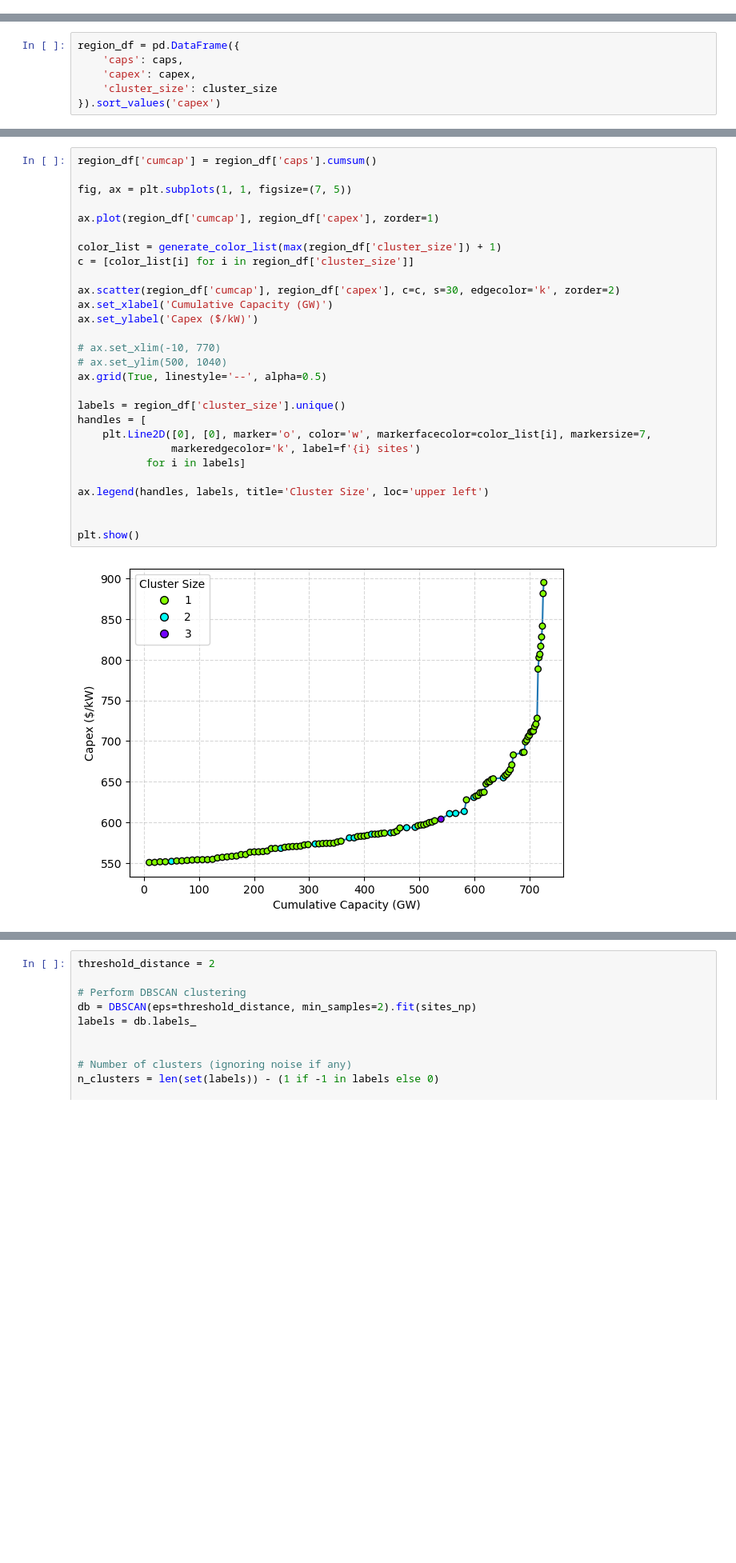
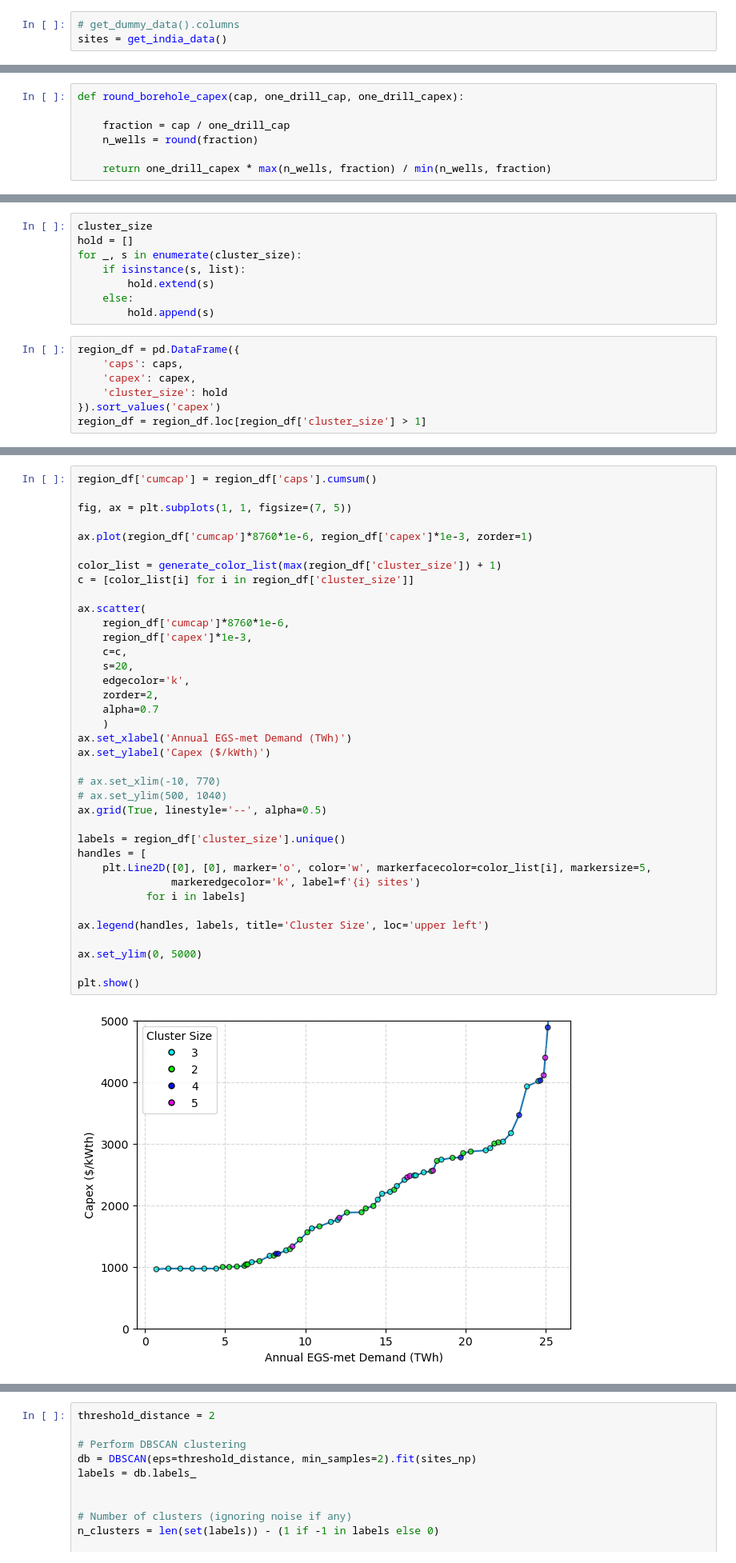
Before and after one commit to LukasFrankenQ/pypsa-earth-sec, a Jupyter notebook: notebooks/cluster_sites.ipynb, the cells around one changed output, grey strips where cells are left out. Shown at 80% size. Drawn from its saved outputs; the diff is of its cells as text; blank space fills up the shorter version.

```diff
--- a/notebooks/cluster_sites.ipynb
+++ b/notebooks/cluster_sites.ipynb
@@ -95,0 +206,3 @@ plt.show()
+# %%
+# get_dummy_data().columns
+sites = get_india_data()
@@ -96 +216,8 @@ plt.show()
+# %%
+def round_borehole_capex(cap, one_drill_cap, one_drill_capex):
+
+    fraction = cap / one_drill_cap
+    n_wells = round(fraction)
+
+    return one_drill_capex * max(n_wells, fraction) / min(n_wells, fraction)
 # %%
@@ -230,6 +419,15 @@ for index_right in sites.index_right.value_counts().index:
+# %%
+cluster_size
+hold = []
+for _, s in enumerate(cluster_size):
+    if isinstance(s, list):
+        hold.extend(s)
+    else:
+        hold.append(s)
 # %%
 region_df = pd.DataFrame({
     'caps': caps,
     'capex': capex,
-    'cluster_size': cluster_size
+    'cluster_size': hold
 }).sort_values('capex')
+region_df = region_df.loc[region_df['cluster_size'] > 1]
@@ -236,30 +450,39 @@ region_df = pd.DataFrame({
 # %%
 region_df['cumcap'] = region_df['caps'].cumsum()
 
 fig, ax = plt.subplots(1, 1, figsize=(7, 5))
 
-ax.plot(region_df['cumcap'], region_df['capex'], zorder=1)
+ax.plot(region_df['cumcap']*8760*1e-6, region_df['capex']*1e-3, zorder=1)
 
 color_list = generate_color_list(max(region_df['cluster_size']) + 1)
 c = [color_list[i] for i in region_df['cluster_size']]
 
-ax.scatter(region_df['cumcap'], region_df['capex'], c=c, s=30, edgecolor='k', zorder=2)
-ax.set_xlabel('Cumulative Capacity (GW)')
-ax.set_ylabel('Capex ($/kW)')
+ax.scatter(
+    region_df['cumcap']*8760*1e-6,
+    region_df['capex']*1e-3,
+    c=c,
+    s=20,
+    edgecolor='k',
+    zorder=2,
+    alpha=0.7
+    )
+ax.set_xlabel('Annual EGS-met Demand (TWh)')
+ax.set_ylabel('Capex ($/kWth)')
 
 # ax.set_xlim(-10, 770)
 # ax.set_ylim(500, 1040)
 ax.grid(True, linestyle='--', alpha=0.5)
 
 labels = region_df['cluster_size'].unique()
 handles = [
-    plt.Line2D([0], [0], marker='o', color='w', markerfacecolor=color_list[i], markersize=7,
+    plt.Line2D([0], [0], marker='o', color='w', markerfacecolor=color_list[i], markersize=5,
                markeredgecolor='k', label=f'{i} sites')
            for i in labels]
 
 ax.legend(handles, labels, title='Cluster Size', loc='upper left')
 
+ax.set_ylim(0, 5000)
 
 plt.show()
 # %% [output]
-[figure, old version]
+[figure, new version]
```
Also changed, not shown: parts of 13 cells of this notebook, 1 other file.
